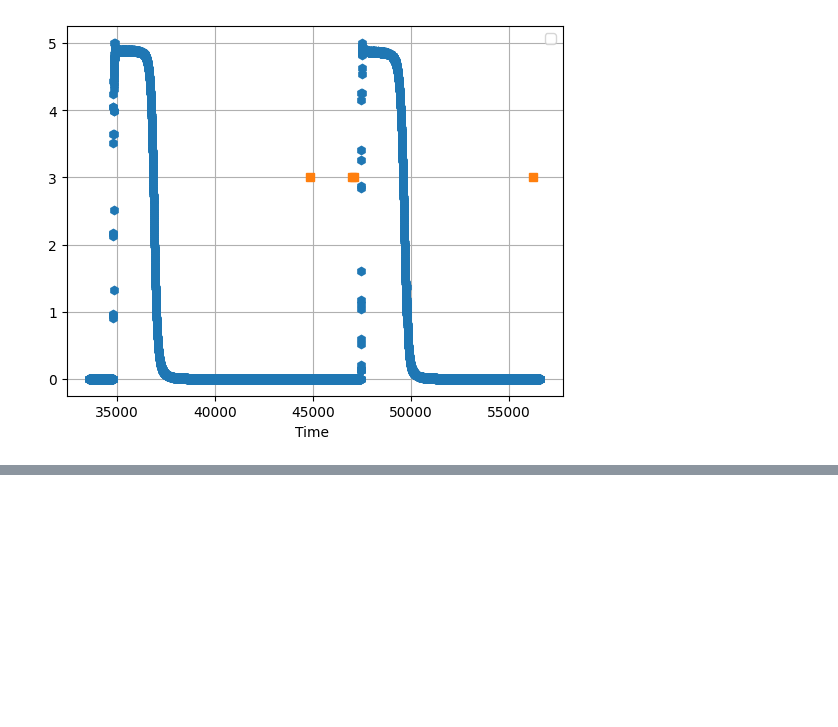
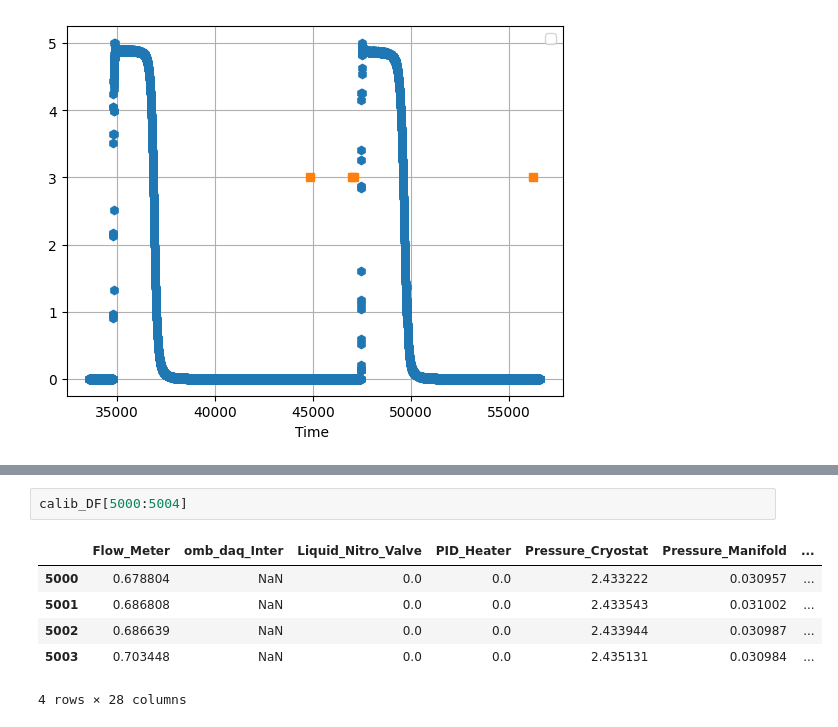
Before and after one commit to jbane11/nexo, a Jupyter notebook: Lab028/slowctr/slow_control_data_read_2.ipynb, the cells around one changed output, grey strips where cells are left out. Drawn from its saved outputs; the diff is of its cells as text; blank space fills up the shorter version.

```diff
--- a/Lab028/slowctr/slow_control_data_read_2.ipynb
+++ b/Lab028/slowctr/slow_control_data_read_2.ipynb
@@ -953,0 +1272,9 @@ Text(0.5, 0, 'Time ')
+# %%
+calib_DF[5000:5004]
+# %% [output]
+|  | Flow_Meter | omb_daq_Inter | Liquid_Nitro_Valve | PID_Heater | Pressure_Cryostat | Pressure_Manifold | ... |
+| 5000 | 0.678804 | NaN | 0.0 | 0.0 | 2.433222 | 0.030957 | ... |
+| 5001 | 0.686808 | NaN | 0.0 | 0.0 | 2.433543 | 0.031002 | ... |
+| 5002 | 0.686639 | NaN | 0.0 | 0.0 | 2.433944 | 0.030987 | ... |
+| 5003 | 0.703448 | NaN | 0.0 | 0.0 | 2.435131 | 0.030984 | ... |
+4 rows × 28 columns
```
Also changed, not shown: parts of 27 cells of this notebook.
